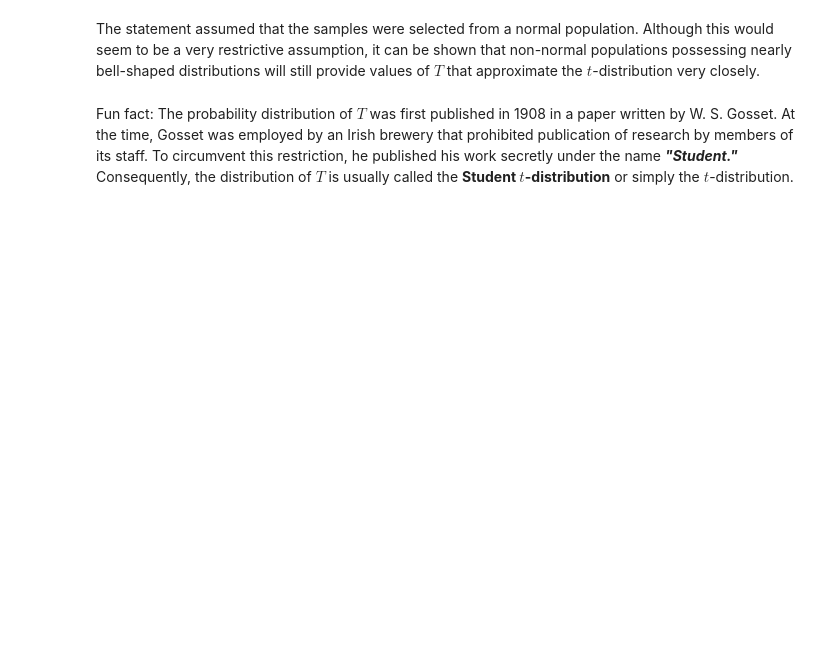
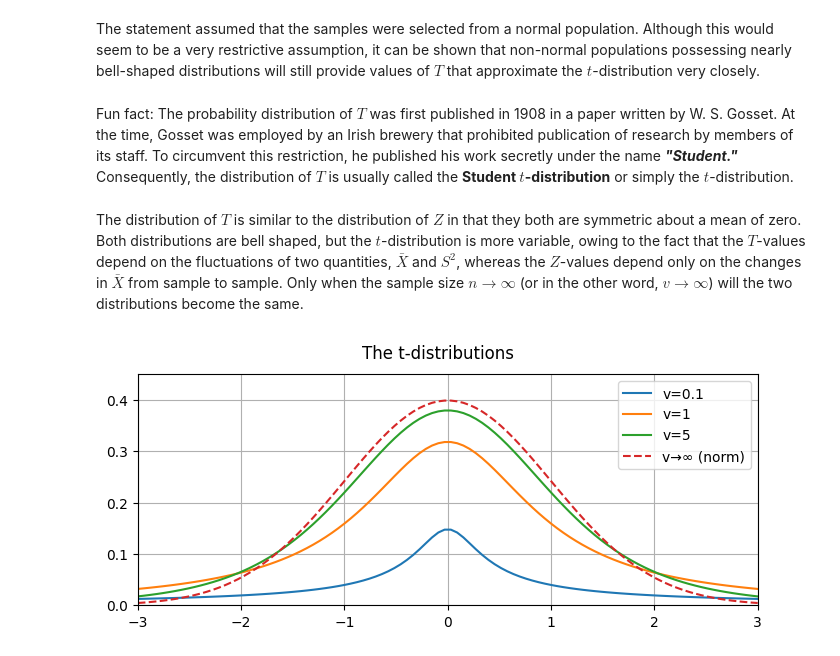
Before and after one commit to NEWisREAL1/Statistics-Notebooks, a Jupyter notebook: Chapter 6 - Fundamental Sampling Distributions.ipynb, the cells around one changed output. Drawn from its saved outputs; the diff is of its cells as text; code cells hidden in the pictures; blank space fills up the shorter version.

```diff
--- a/Chapter 6 - Fundamental Sampling Distributions.ipynb
+++ b/Chapter 6 - Fundamental Sampling Distributions.ipynb
@@ -788,3 +791,27 @@ The statement assumed that the samples were selected from a normal population. A
 Fun fact: The probability distribution of $T$ was first published in 1908 in a paper written
 by W. S. Gosset. At the time, Gosset was employed by an Irish brewery that prohibited publication of research by members of its staff. To circumvent this restriction, he published his work secretly under the name ***"Student."*** Consequently,
 the distribution of $T$ is usually called the **Student $t$-distribution** or simply the $t$-distribution.
+# %% [markdown]
+The distribution of $T$ is similar to the distribution of $Z$ in that they both are
+symmetric about a mean of zero. Both distributions are bell shaped, but the $t$-distribution is more variable, owing to the fact that the $T$-values depend on the fluctuations of two quantities, $\bar{X}$ and $S^2$, whereas the $Z$-values depend only on the
+changes in $\bar{X}$ from sample to sample. Only when the sample size $n\to\infty$ (or in the other word, $v\to\infty$) will the two distributions become the same.
+# %%
+fig, ax = plt.subplots(1,1,figsize=(8,3))
+
+fig.suptitle("The t-distributions")
+
+xs = np.linspace(-3,3,100)
+
+ax.plot(xs, student_t.pdf(xs, 0.1), label="v=0.1")
+ax.plot(xs, student_t.pdf(xs, 1), label="v=1")
+ax.plot(xs, student_t.pdf(xs, 5), label="v=5")
+ax.plot(xs, student_t.pdf(xs, 999999999), label="v→∞ (norm)", linestyle="--")
+
+ax.set(
+    xlim=[-3,3], ylim=[0,0.45],
+    axisbelow=True
+)
+ax.legend()
+ax.grid();
+# %% [output]
+[figure, added]
```
Also changed, not shown: parts of 37 cells of this notebook, 1 other file.
